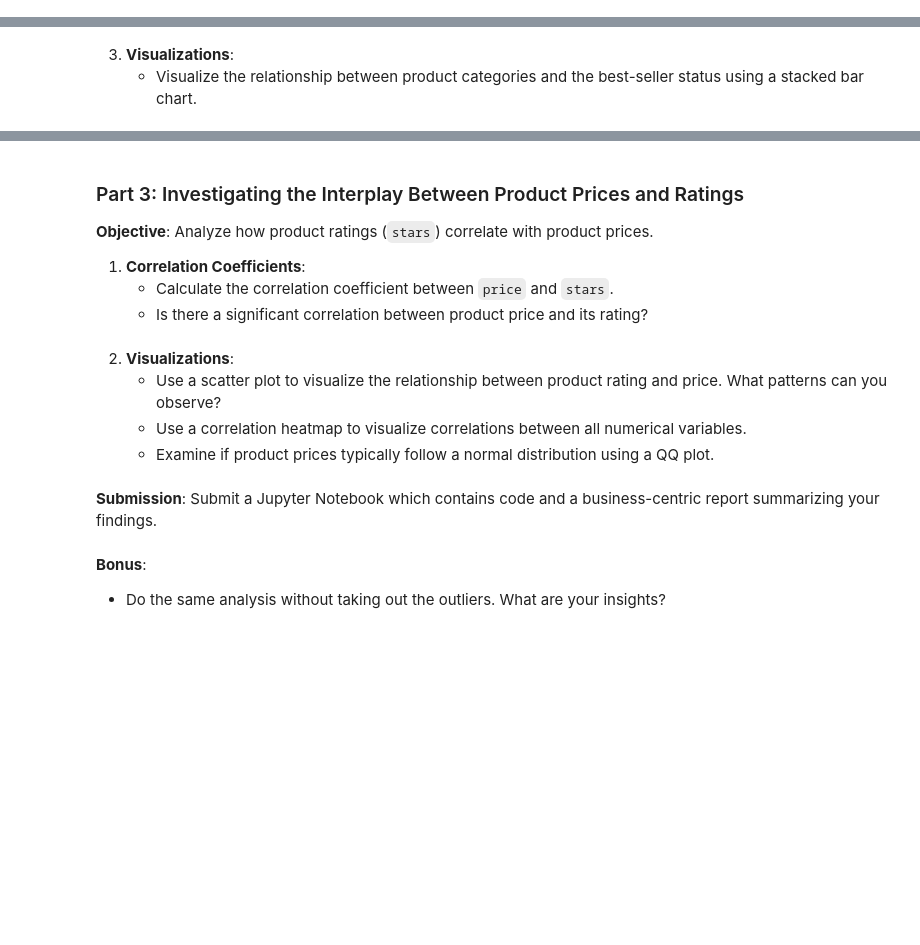
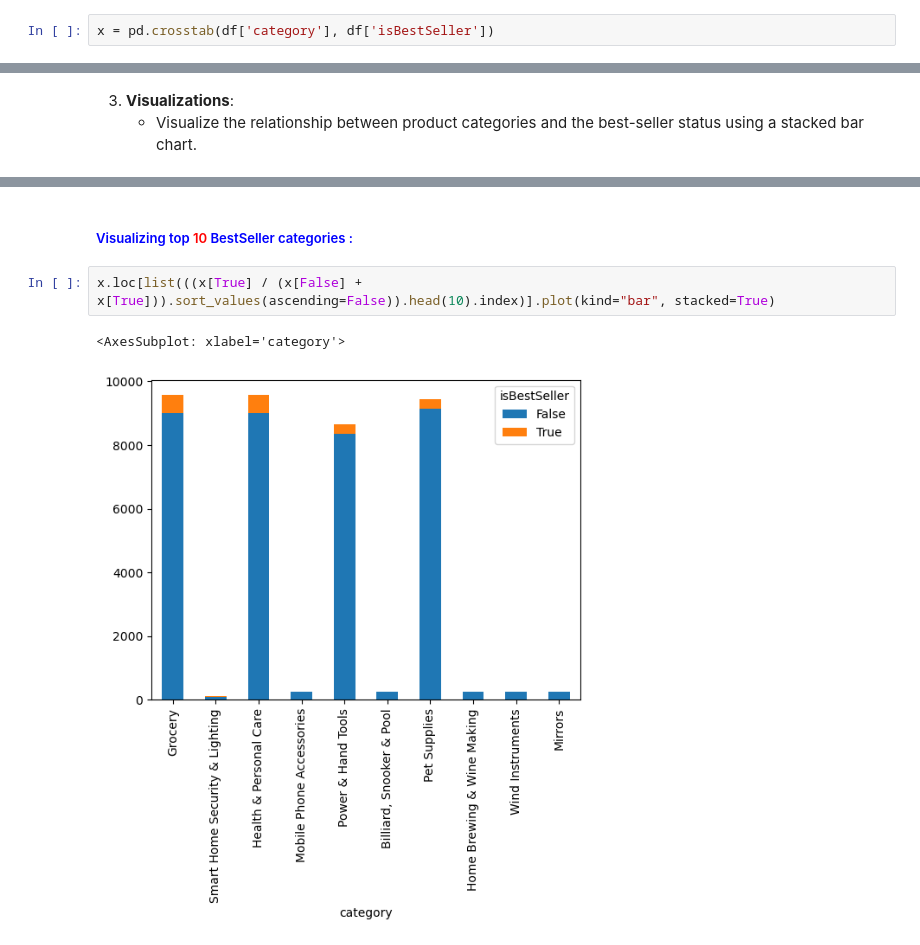
Before and after one commit to jalbin/lab-eda-bivariate, a Jupyter notebook: lab_eda_bivariate.ipynb, the cells around one changed output, grey strips where cells are left out. Saved outputs shown, nothing was run; the diff lists cells and outputs as text; blank space fills up the shorter version.

```diff
--- a/lab_eda_bivariate.ipynb
+++ b/lab_eda_bivariate.ipynb
@@ -20 +28,3 @@ df.head(2)
+# %%
+x = pd.crosstab(df['category'], df['isBestSeller'])
 # %% [markdown]
@@ -95,20 +67,7 @@ iqr = df['price'].quantile([0.25, 0.75])[0.75] - df['price'].quantile([0.25, 0.7
-# %% [markdown]
-### Part 3: Investigating the Interplay Between Product Prices and Ratings
-
-**Objective**: Analyze how product ratings (`stars`) correlate with product prices.
-
-1. **Correlation Coefficients**:
-    - Calculate the correlation coefficient between `price` and `stars`.
-    - Is there a significant correlation between product price and its rating?
-# %% [markdown]
-2. **Visualizations**:
-    - Use a scatter plot to visualize the relationship between product rating and price. What patterns can you observe?
-    - Use a correlation heatmap to visualize correlations between all numerical variables.
-    - Examine if product prices typically follow a normal distribution using a QQ plot.
-# %% [markdown]
-
-**Submission**: Submit a Jupyter Notebook which contains code and a business-centric report summarizing your findings.
-# %% [markdown]
-**Bonus**:
-
-- Do the same analysis without taking out the outliers. What are your insights?
+# %% [markdown]
+#####  <font color='Blue'> Visualizing top <font color='Red'>10</font> BestSeller categories : </font>
+# %%
+x.loc[list(((x[True] / (x[False] + x[True])).sort_values(ascending=False)).head(10).index)].plot(kind="bar", stacked=True)
+# %% [output]
+<AxesSubplot: xlabel='category'>
+[figure, added]
```
Also changed, not shown: parts of 51 cells of this notebook.
